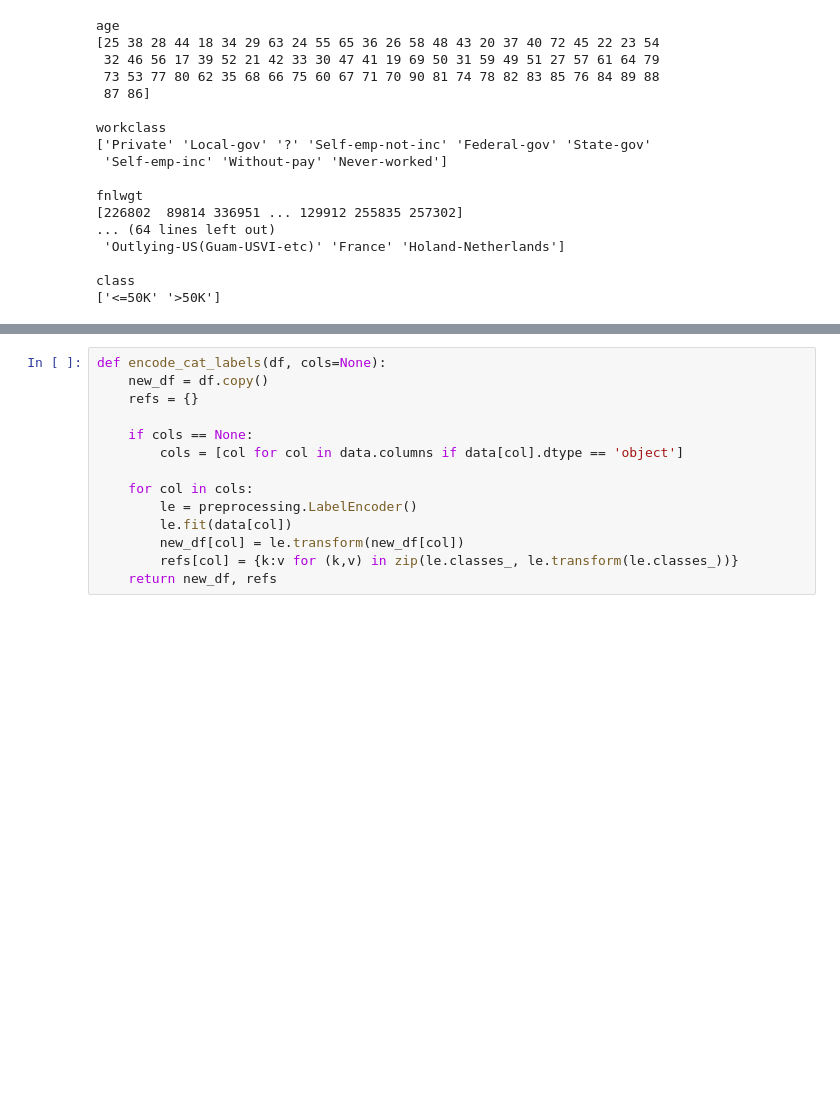
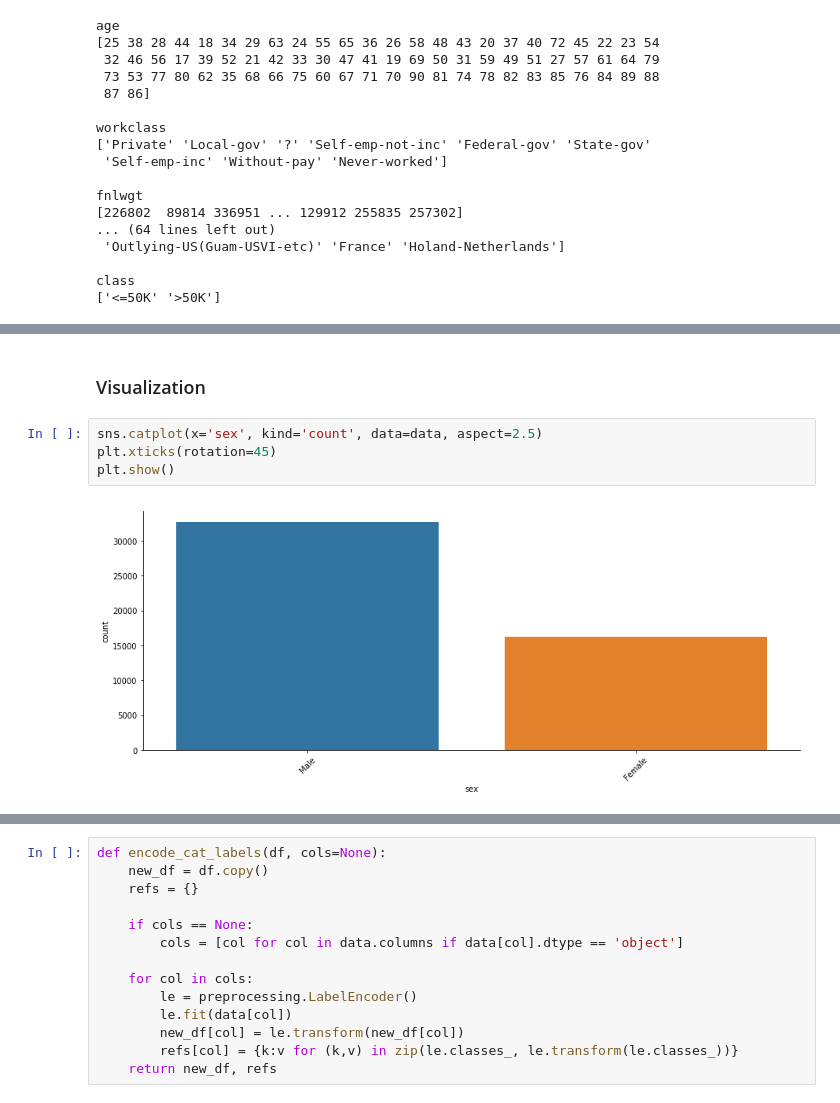
Before and after one commit to rahkeemg/Classification-Modeling, a Jupyter notebook: Untitled.ipynb, the cells around one changed output, grey strips where cells are left out. Cells and saved outputs as stored; diff of their text form; blank space fills up the shorter version.

Commit message:
Adding visualization to notebook

```diff
--- a/Untitled.ipynb
+++ b/Untitled.ipynb
@@ -114,0 +133,8 @@ class
+# %% [markdown]
+### Visualization
+# %%
+sns.catplot(x='sex', kind='count', data=data, aspect=2.5)
+plt.xticks(rotation=45)
+plt.show()
+# %% [output]
+[figure, added]
```
Also changed, not shown: parts of 21 cells of this notebook.
